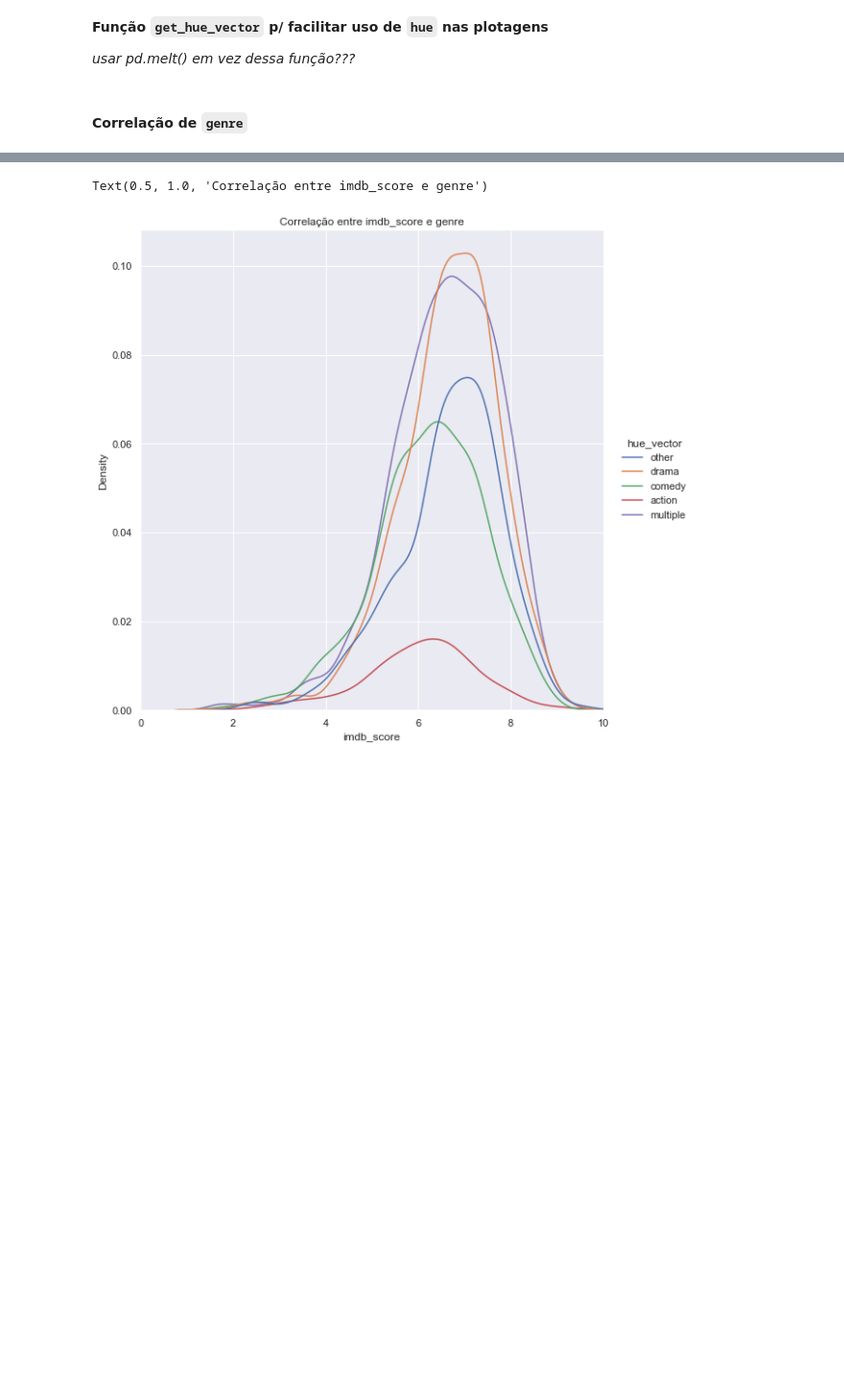
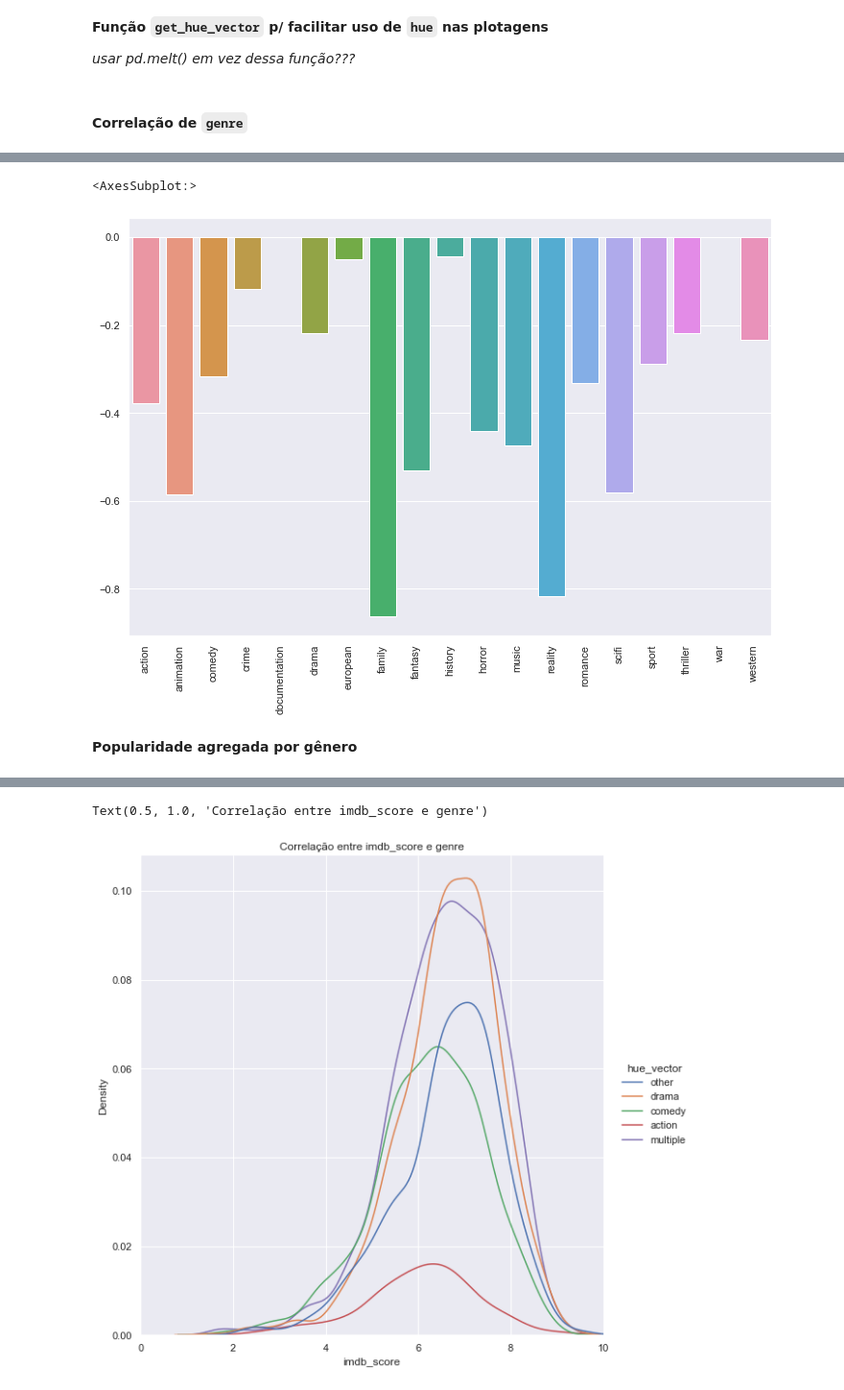
Before and after one commit to RodrigoLaraG/Data-Sci, a Jupyter notebook: DataSets/Netflix/NetflixNotebook.ipynb, the cells around one changed output, grey strips where cells are left out. Shown at 96% size. Drawn from its saved outputs; the diff is of its cells as text; code cells hidden in the pictures; blank space fills up the shorter version.

```diff
--- a/DataSets/Netflix/NetflixNotebook.ipynb
+++ b/DataSets/Netflix/NetflixNotebook.ipynb
@@ -1840,0 +1872,14 @@ def get_hue_vector(df, cats):
+# %%
+# diferença entre os scores medios de cada gênero entre imdb e tmdb
+# valores positivos indicam q um gênero é mais bem avaliado na imdb do que no tmdb
+plt.figure(figsize=(12,8))
+plt.xticks(rotation = 90)
+sns.barplot(
+    x = genres_agg[genres_agg.stat == "mean"].genre.values,
+    y = (genres_agg[genres_agg.stat == "mean"].imdb_score.values -
+        genres_agg[genres_agg.stat == "mean"].tmdb_score.values))
+# %% [output]
+<AxesSubplot:>
+[figure, added]
+# %% [markdown]
+**Popularidade agregada por gênero**
```
Also changed, not shown: parts of 40 cells of this notebook.
